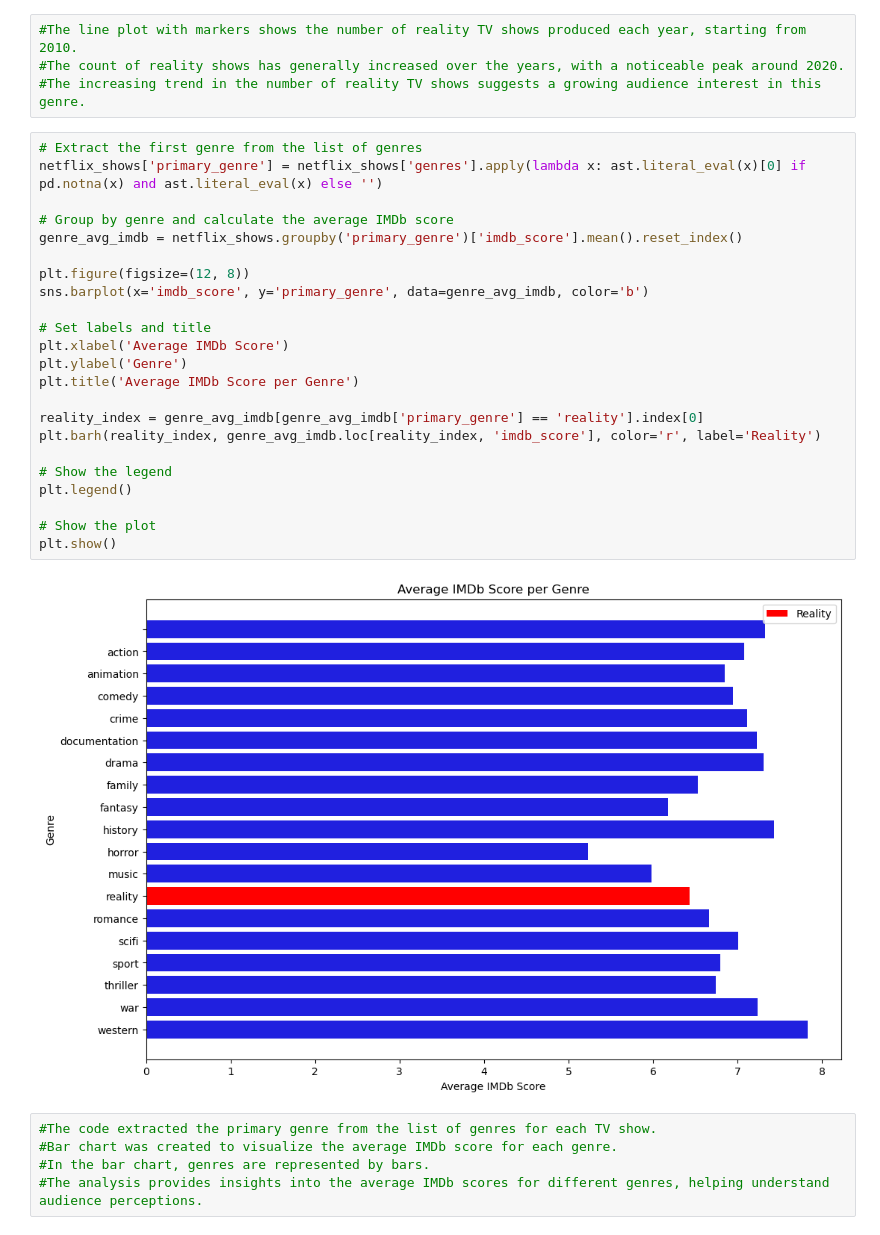
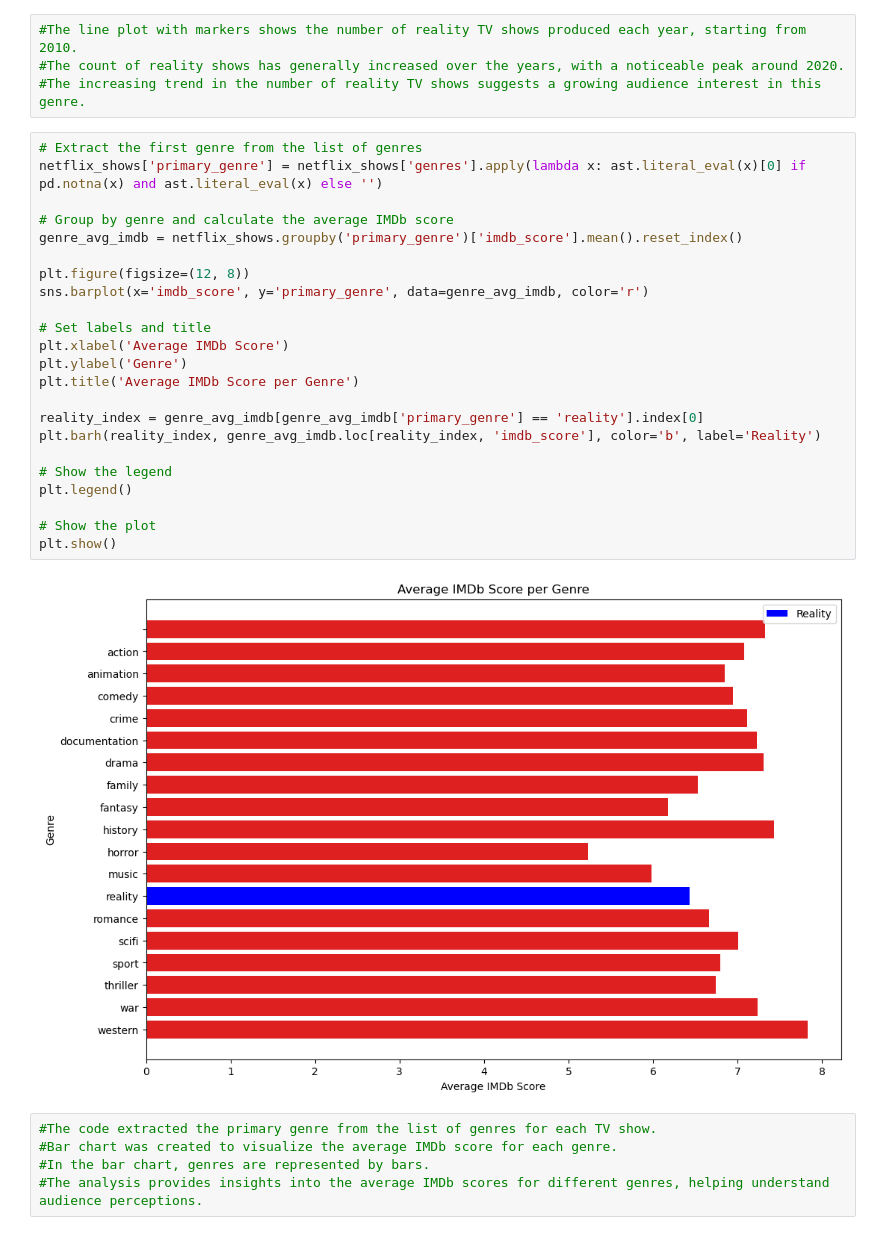
Before and after one commit to NidaB-C/NetflixEDA, a Jupyter notebook: Question 2 -Safa/visualisations .ipynb, the cells around one changed output. Saved outputs shown, nothing was run; the diff lists cells and outputs as text.

```diff
--- a/Question 2 -Safa/visualisations .ipynb
+++ b/Question 2 -Safa/visualisations .ipynb
@@ -44,28 +44,28 @@ plt.show()
 # %%
 # Extract the first genre from the list of genres
 netflix_shows['primary_genre'] = netflix_shows['genres'].apply(lambda x: ast.literal_eval(x)[0] if pd.notna(x) and ast.literal_eval(x) else '')
 
 # Group by genre and calculate the average IMDb score
 genre_avg_imdb = netflix_shows.groupby('primary_genre')['imdb_score'].mean().reset_index()
 
 plt.figure(figsize=(12, 8))
-sns.barplot(x='imdb_score', y='primary_genre', data=genre_avg_imdb, color='b')
+sns.barplot(x='imdb_score', y='primary_genre', data=genre_avg_imdb, color='r')
 
 # Set labels and title
 plt.xlabel('Average IMDb Score')
 plt.ylabel('Genre')
 plt.title('Average IMDb Score per Genre')
 
 reality_index = genre_avg_imdb[genre_avg_imdb['primary_genre'] == 'reality'].index[0]
-plt.barh(reality_index, genre_avg_imdb.loc[reality_index, 'imdb_score'], color='r', label='Reality')
+plt.barh(reality_index, genre_avg_imdb.loc[reality_index, 'imdb_score'], color='b', label='Reality')
 
 # Show the legend
 plt.legend()
 
 # Show the plot
 plt.show()
 # %% [output]
-[figure, old version]
+[figure, new version]
 # %%
 #The code extracted the primary genre from the list of genres for each TV show.
 #Bar chart was created to visualize the average IMDb score for each genre.
```
Also changed, not shown: parts of 7 cells of this notebook.
